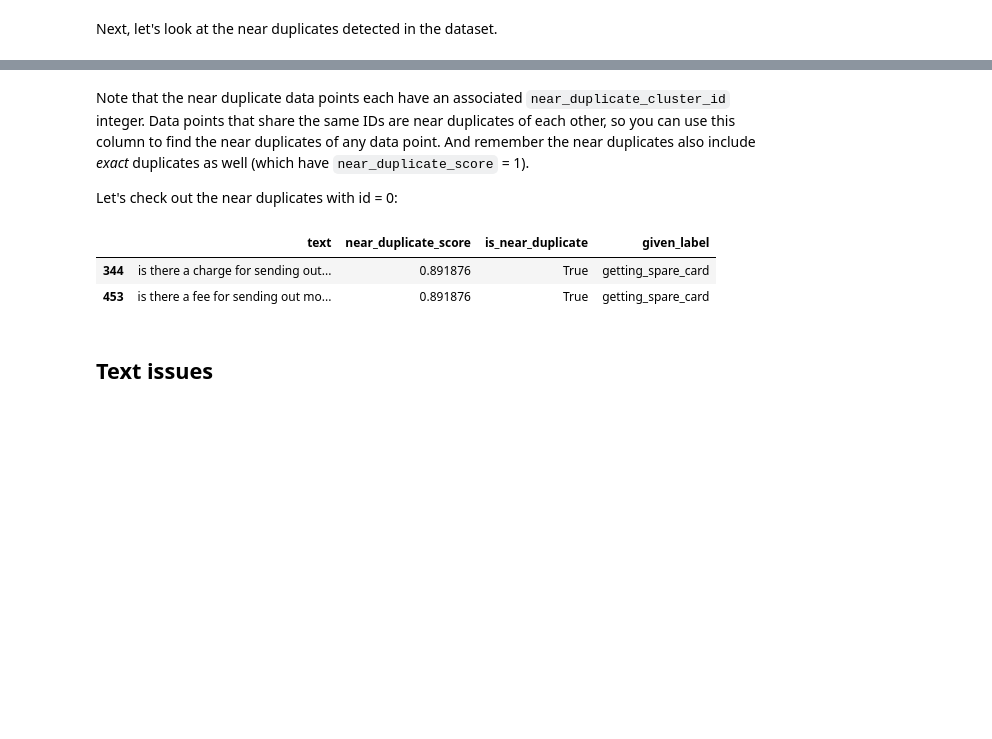
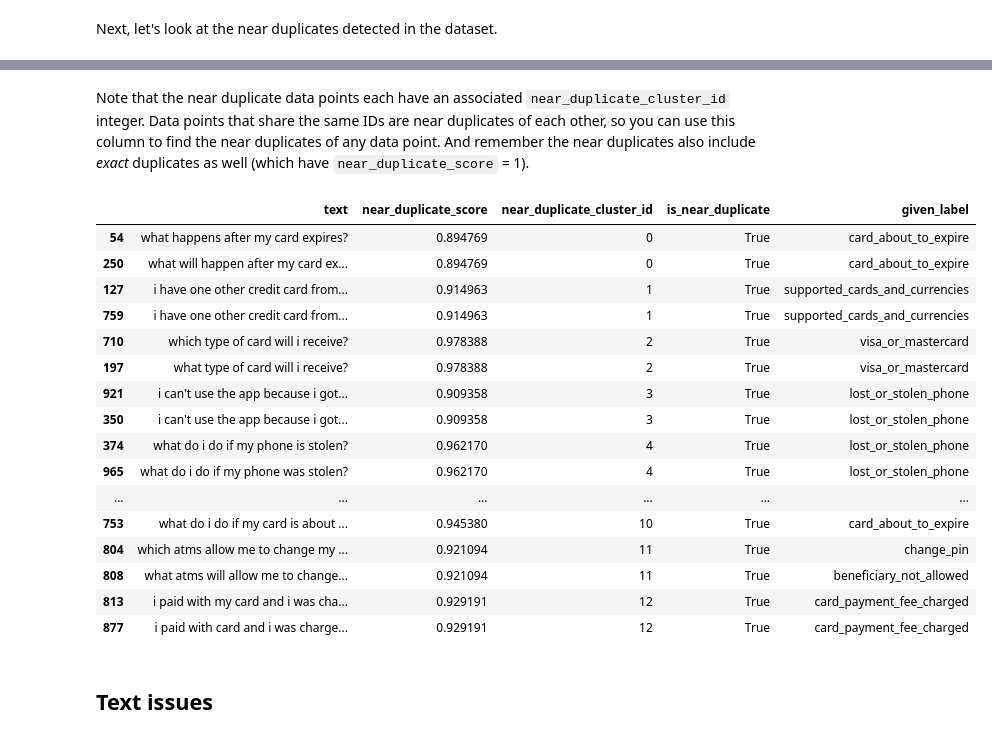
Before and after one commit to cleanlab/cleanlab-studio-tutorials, a Jupyter notebook: cleanlab-studio-api/text_data_quickstart.ipynb, the cells around one changed output, grey strips where cells are left out. Drawn from its saved outputs; the diff is of its cells as text; code cells hidden in the pictures; blank space fills up the shorter version.

```diff
--- a/cleanlab-studio-api/text_data_quickstart.ipynb
+++ b/cleanlab-studio-api/text_data_quickstart.ipynb
@@ -206,18 +210,30 @@ There are 3 sets of near duplicate texts in the dataset.
 # %% [markdown]
 Note that the near duplicate data points each have an associated `near_duplicate_cluster_id` integer.  Data points that share the same IDs are near duplicates of each other, so you can use this column to find the near duplicates of any data point. And remember the near duplicates also include *exact* duplicates as well (which have `near_duplicate_score` = 1).
-
-
-Let's check out the near duplicates with id = 0:
-# %%
-near_duplicate_cluster_id = 0  # play with this value to see other sets of near duplicates
-selected_samples_by_near_duplicate_cluster_id = combined_dataset_df.query("near_duplicate_cluster_id == @near_duplicate_cluster_id")
-
-columns_to_display = ["text", "near_duplicate_score", "is_near_duplicate", "given_label"]
-selected_samples_by_near_duplicate_cluster_id[columns_to_display]
-# %% [output]
-|  | text | near_duplicate_score | is_near_duplicate | given_label |
-| 344 | is there a charge for sending out... | 0.891876 | True | getting_spare_card |
-| 453 | is there a fee for sending out mo... | 0.891876 | True | getting_spare_card |
+# %%
+# Sort the combined dataset by near_duplicate_cluster_id
+sorted_combined_dataset_df = combined_dataset_df[combined_dataset_df['is_near_duplicate']].sort_values(by="near_duplicate_cluster_id")
+
+columns_to_display = ["text", "near_duplicate_score", 'near_duplicate_cluster_id', "is_near_duplicate", "given_label"]
+
+sorted_combined_dataset_df[columns_to_display]
+# %% [output]
+|  | text | near_duplicate_score | near_duplicate_cluster_id | is_near_duplicate | given_label |
+| 54 | what happens after my card expires? | 0.894769 | 0 | True | card_about_to_expire |
+| 250 | what will happen after my card ex... | 0.894769 | 0 | True | card_about_to_expire |
+| 127 | i have one other credit card from... | 0.914963 | 1 | True | supported_cards_and_currencies |
+| 759 | i have one other credit card from... | 0.914963 | 1 | True | supported_cards_and_currencies |
+| 710 | which type of card will i receive? | 0.978388 | 2 | True | visa_or_mastercard |
+| 197 | what type of card will i receive? | 0.978388 | 2 | True | visa_or_mastercard |
+| 921 | i can't use the app because i got... | 0.909358 | 3 | True | lost_or_stolen_phone |
+| 350 | i can't use the app because i got... | 0.909358 | 3 | True | lost_or_stolen_phone |
+| 374 | what do i do if my phone is stolen? | 0.962170 | 4 | True | lost_or_stolen_phone |
+| 965 | what do i do if my phone was stolen? | 0.962170 | 4 | True | lost_or_stolen_phone |
+| ... | ... | ... | ... | ... | ... |
+| 753 | what do i do if my card is about ... | 0.945380 | 10 | True | card_about_to_expire |
+| 804 | which atms allow me to change my ... | 0.921094 | 11 | True | change_pin |
+| 808 | what atms will allow me to change... | 0.921094 | 11 | True | beneficiary_not_allowed |
+| 813 | i paid with my card and i was cha... | 0.929191 | 12 | True | card_payment_fee_charged |
+| 877 | i paid with card and i was charge... | 0.929191 | 12 | True | card_payment_fee_charged |
 # %% [markdown]
 ## Text issues
 # %% [markdown]
```
Also changed, not shown: parts of 8 cells of this notebook, 1 other file.
